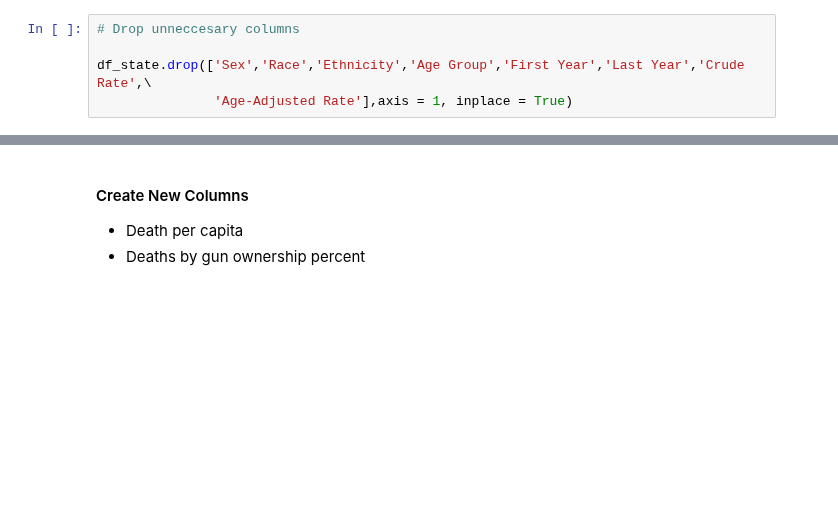
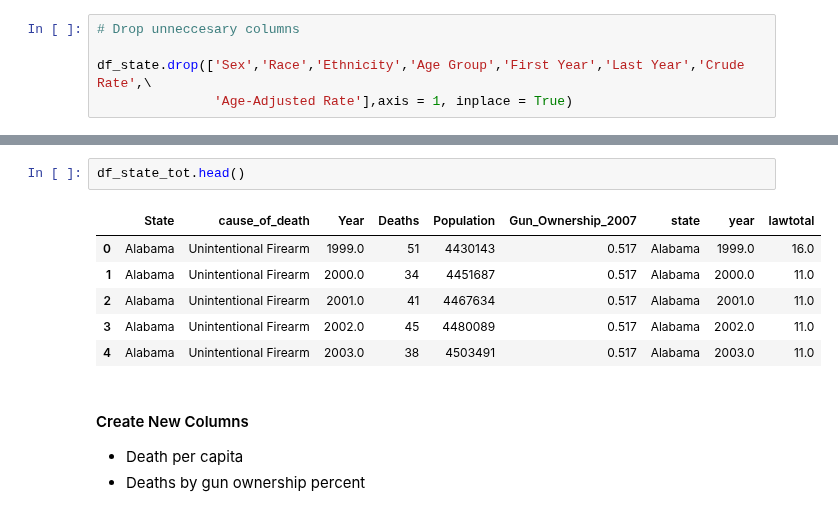
Before and after one commit to mayjai/US-Gun-Exploration-Visualization, a Jupyter notebook: US_Gun_Exploration.ipynb, the cells around one changed output, grey strips where cells are left out. Cells and saved outputs as stored; diff of their text form; blank space fills up the shorter version.

```diff
--- a/US_Gun_Exploration.ipynb
+++ b/US_Gun_Exploration.ipynb
@@ -273,3 +309,12 @@ df_state_tot = df_state.merge(df_st_owner, how = 'left', on = "State")
+# %%
+df_state_tot.head()
+# %% [output]
+|  | State | cause_of_death | Year | Deaths | Population | Gun_Ownership_2007 | state | year | lawtotal |
+| 0 | Alabama | Unintentional Firearm | 1999.0 | 51 | 4430143 | 0.517 | Alabama | 1999.0 | 16.0 |
+| 1 | Alabama | Unintentional Firearm | 2000.0 | 34 | 4451687 | 0.517 | Alabama | 2000.0 | 11.0 |
+| 2 | Alabama | Unintentional Firearm | 2001.0 | 41 | 4467634 | 0.517 | Alabama | 2001.0 | 11.0 |
+| 3 | Alabama | Unintentional Firearm | 2002.0 | 45 | 4480089 | 0.517 | Alabama | 2002.0 | 11.0 |
+| 4 | Alabama | Unintentional Firearm | 2003.0 | 38 | 4503491 | 0.517 | Alabama | 2003.0 | 11.0 |
 # %% [markdown]
 #### Create New Columns
 * Death per capita
```
Also changed, not shown: parts of 31 cells of this notebook.
